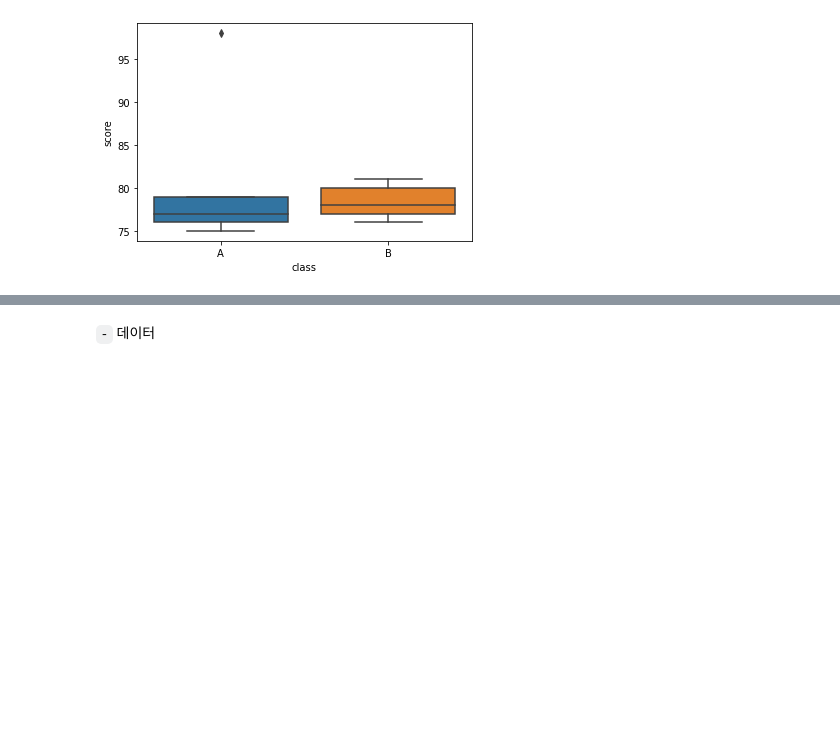
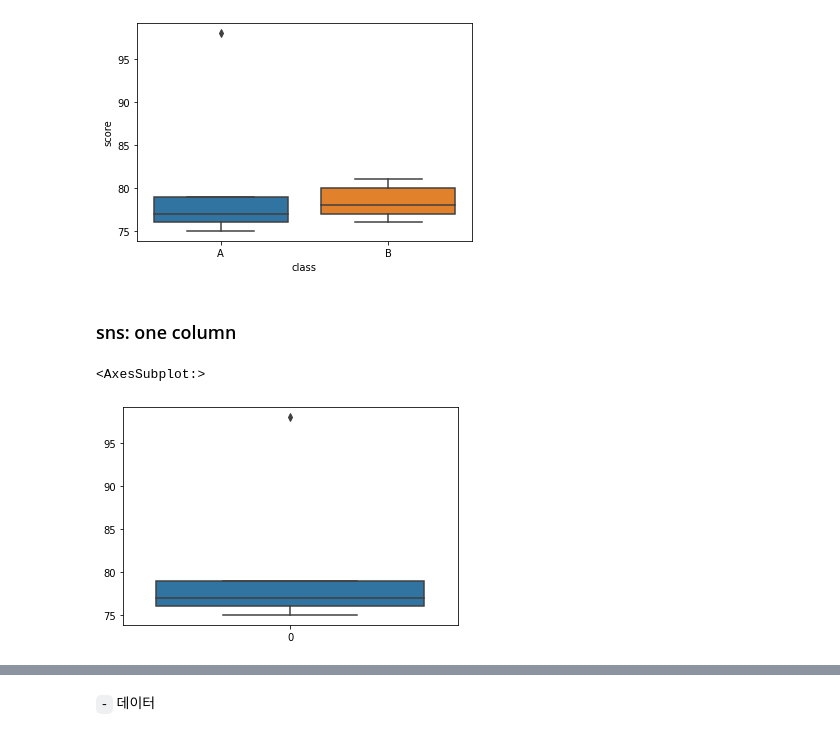
Before and after one commit to guebin/DV2022_backup, a Jupyter notebook: _notebooks/draft.ipynb, the cells around one changed output, grey strips where cells are left out. Cells and saved outputs as stored; diff of their text form; code cells hidden in the pictures; blank space fills up the shorter version.

```diff
--- a/_notebooks/draft.ipynb
+++ b/_notebooks/draft.ipynb
@@ -88,3 +88,10 @@ sns.boxplot(data=df2,x='class',y='score')
 # %% [output]
 <AxesSubplot:xlabel='class', ylabel='score'>
 [figure]
+# %% [markdown]
+### sns: one column
+# %%
+sns.boxplot(data=y1)
+# %% [output]
+<AxesSubplot:>
+[figure, added]
```
Also changed, not shown: parts of 40 cells of this notebook.
